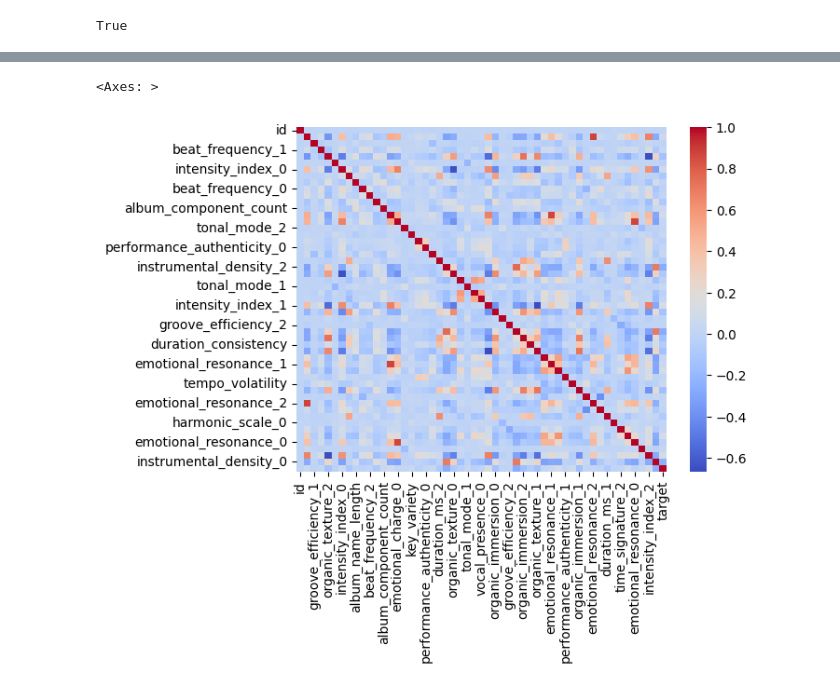
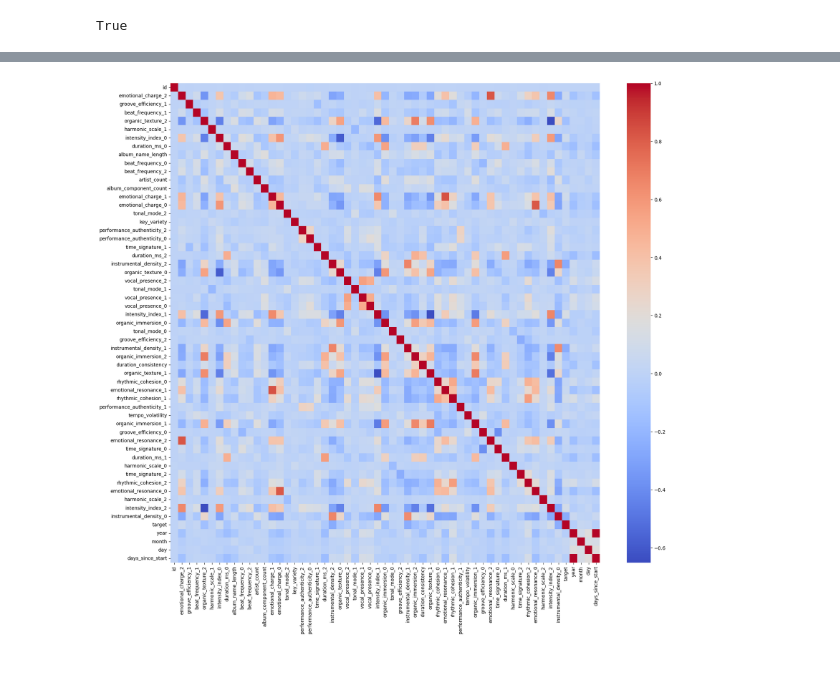
Before and after one commit to Kalana-Lakshan/ML-Self-Learning, a Jupyter notebook: ML_practice_4.ipynb, the cells around one changed output, grey strips where cells are left out. Cells and saved outputs as stored; diff of their text form; code cells hidden in the pictures.

```diff
--- a/ML_practice_4.ipynb
+++ b/ML_practice_4.ipynb
@@ -101,9 +118,13 @@ test_data['year'] = test_data['publication_timestamp'].dt.year
 test_data['month'] = test_data['publication_timestamp'].dt.month
 test_data['day'] = test_data['publication_timestamp'].dt.day
 
+min_date = train_data['publication_timestamp'].min()
+train_data['days_since_start'] = (train_data['publication_timestamp'] - min_date).dt.days
+test_data['days_since_start'] = (test_data['publication_timestamp'] - min_date).dt.days
+
 train_data.drop('publication_timestamp',axis = 1,inplace = True)
 test_data.drop('publication_timestamp',axis = 1,inplace = True)
 # %%
-num_cols = train_data.select_dtypes(include = np.number).columns
+num_cols = train_data.select_dtypes(include = np.number).columns.drop(["id","target"])
 cat_cols = train_data.select_dtypes(include = 'object').columns
 # %%
@@ -113,7 +134,9 @@ True
 # %%
 #missing values handling
 train_data[num_cols] = train_data[num_cols].fillna(train_data[num_cols].median())
-train_data[cat_cols] = train_data[cat_cols].fillna(train_data[num_cols].mode()[0]).astype(str)
+train_data[cat_cols] = train_data[cat_cols].fillna(train_data[cat_cols].mode()).astype(str)
 
 test_data[num_cols] = test_data[num_cols].fillna(train_data[num_cols].median())
-test_data[cat_cols] = test_data[cat_cols].fillna(train_data[num_cols].mode()).astype(str)
+test_data[cat_cols] = test_data[cat_cols].fillna(train_data[cat_cols].mode()).astype(str)
+# %%
+num_cols_with_target = train_data.select_dtypes(include = np.number).columns
@@ -120,10 +189,9 @@ test_data[cat_cols] = test_data[cat_cols].fillna(train_data[num_cols].mode()).as
 # %%
-
-
-sns.heatmap(train_data[num_cols].corr(),cmap = "coolwarm")
+plt.figure(figsize = (20,18))
+sns.heatmap(train_data[num_cols_with_target].corr(),cmap = "coolwarm")
+plt.show()
 # %% [output]
-<Axes: >
-[figure, old version]
+[figure, new version]
 # %%
 train_data[num_cols].hist(figsize=(25,30))
 # %% [output]
```
Also changed, not shown: parts of 15 cells of this notebook.
